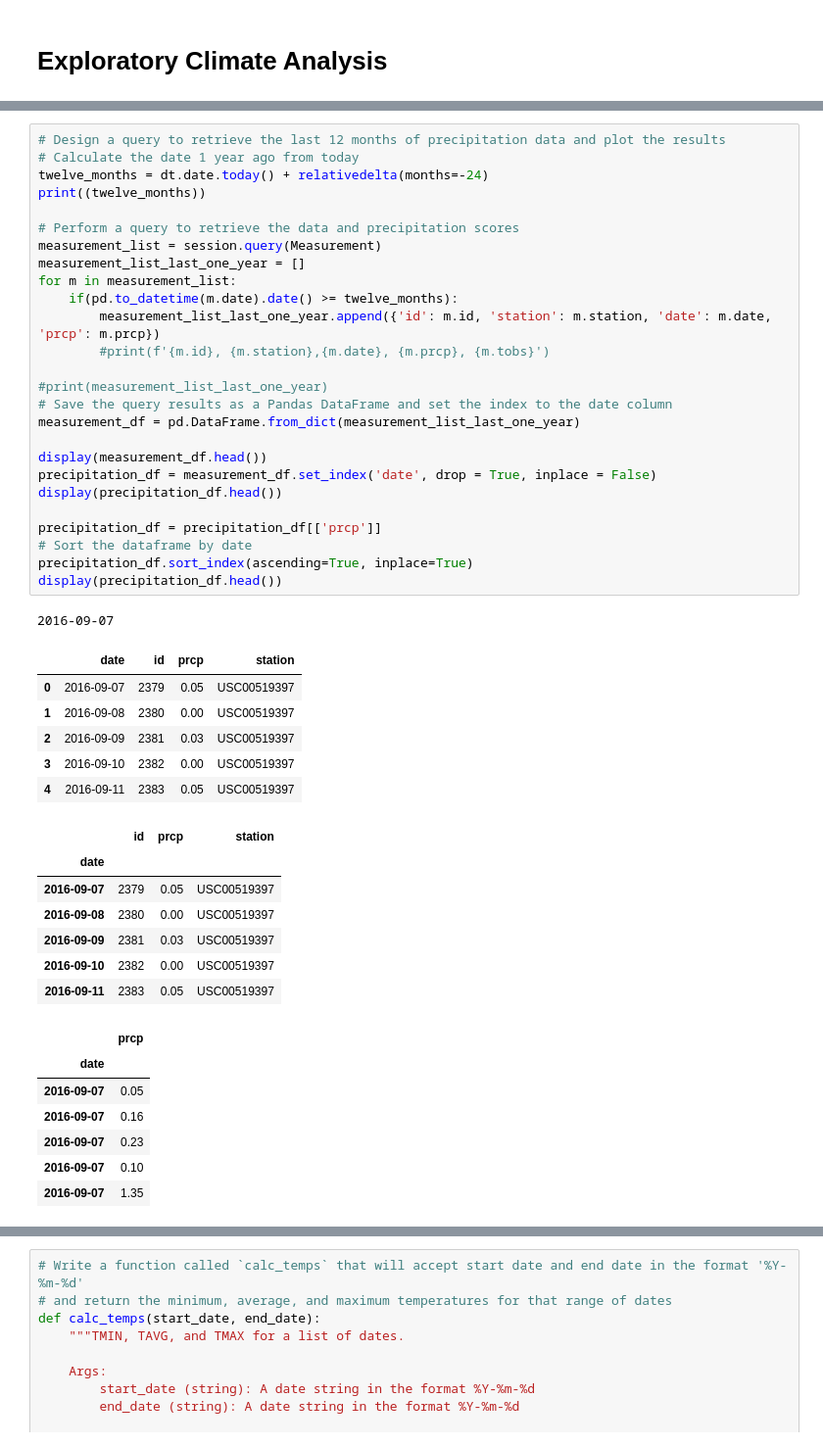
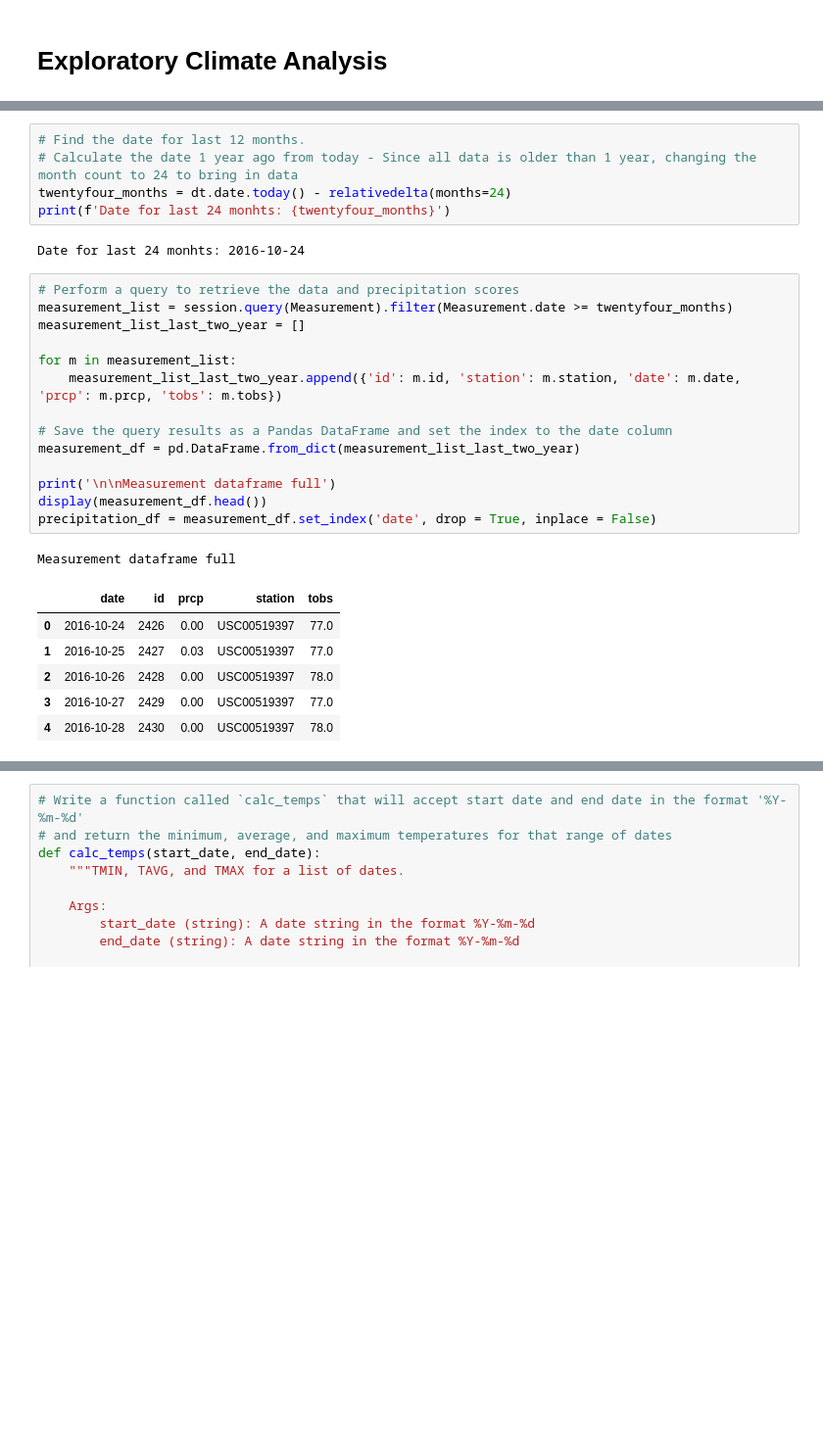
Before and after one commit to kishore145/sql_alchemy, a Jupyter notebook: climate_starter.ipynb, the cells around one changed output, grey strips where cells are left out. Shown at 98% size. Cells and saved outputs as stored; diff of their text form; blank space fills up the shorter version.

```diff
--- a/climate_starter.ipynb
+++ b/climate_starter.ipynb
@@ -46,48 +42,29 @@ session = Session(engine)
+# %%
+# Find the date for last 12 months.
+# Calculate the date 1 year ago from today - Since all data is older than 1 year, changing the month count to 24 to bring in data
+twentyfour_months = dt.date.today() - relativedelta(months=24)
+print(f'Date for last 24 monhts: {twentyfour_months}')
+# %% [output]
+Date for last 24 monhts: 2016-10-24
 # %%
-# Design a query to retrieve the last 12 months of precipitation data and plot the results
-# Calculate the date 1 year ago from today
-twelve_months = dt.date.today() + relativedelta(months=-24)
-print((twelve_months))
+# Perform a query to retrieve the data and precipitation scores
+measurement_list = session.query(Measurement).filter(Measurement.date >= twentyfour_months)
+measurement_list_last_two_year = []
 
-# Perform a query to retrieve the data and precipitation scores
-measurement_list = session.query(Measurement)
-measurement_list_last_one_year = []
 for m in measurement_list:
-    if(pd.to_datetime(m.date).date() >= twelve_months):
-        measurement_list_last_one_year.append({'id': m.id, 'station': m.station, 'date': m.date, 'prcp': m.prcp})
-        #print(f'{m.id}, {m.station},{m.date}, {m.prcp}, {m.tobs}')
+    measurement_list_last_two_year.append({'id': m.id, 'station': m.station, 'date': m.date, 'prcp': m.prcp, 'tobs': m.tobs})
 
-#print(measurement_list_last_one_year)
 # Save the query results as a Pandas DataFrame and set the index to the date column
-measurement_df = pd.DataFrame.from_dict(measurement_list_last_one_year)
+measurement_df = pd.DataFrame.from_dict(measurement_list_last_two_year)
 
+print('\n\nMeasurement dataframe full')
 display(measurement_df.head())
 precipitation_df = measurement_df.set_index('date', drop = True, inplace = False)
-display(precipitation_df.head())
-
-precipitation_df = precipitation_df[['prcp']]
-# Sort the dataframe by date
-precipitation_df.sort_index(ascending=True, inplace=True)
-display(precipitation_df.head())
 # %% [output]
-2016-09-07
+Measurement dataframe full
-|  | date | id | prcp | station |
-| 0 | 2016-09-07 | 2379 | 0.05 | USC00519397 |
-| 1 | 2016-09-08 | 2380 | 0.00 | USC00519397 |
-| 2 | 2016-09-09 | 2381 | 0.03 | USC00519397 |
-| 3 | 2016-09-10 | 2382 | 0.00 | USC00519397 |
-| 4 | 2016-09-11 | 2383 | 0.05 | USC00519397 |
+|  | date | id | prcp | station | tobs |
+| 0 | 2016-10-24 | 2426 | 0.00 | USC00519397 | 77.0 |
+| 1 | 2016-10-25 | 2427 | 0.03 | USC00519397 | 77.0 |
+| 2 | 2016-10-26 | 2428 | 0.00 | USC00519397 | 78.0 |
+| 3 | 2016-10-27 | 2429 | 0.00 | USC00519397 | 77.0 |
+| 4 | 2016-10-28 | 2430 | 0.00 | USC00519397 | 78.0 |
-|  | id | prcp | station |
-| date |  |  |  |
-| 2016-09-07 | 2379 | 0.05 | USC00519397 |
-| 2016-09-08 | 2380 | 0.00 | USC00519397 |
-| 2016-09-09 | 2381 | 0.03 | USC00519397 |
-| 2016-09-10 | 2382 | 0.00 | USC00519397 |
-| 2016-09-11 | 2383 | 0.05 | USC00519397 |
-|  | prcp |
-| date |  |
-| 2016-09-07 | 0.05 |
-| 2016-09-07 | 0.16 |
-| 2016-09-07 | 0.23 |
-| 2016-09-07 | 0.10 |
-| 2016-09-07 | 1.35 |
```
Also changed, not shown: parts of 18 cells of this notebook, 2 other files.
